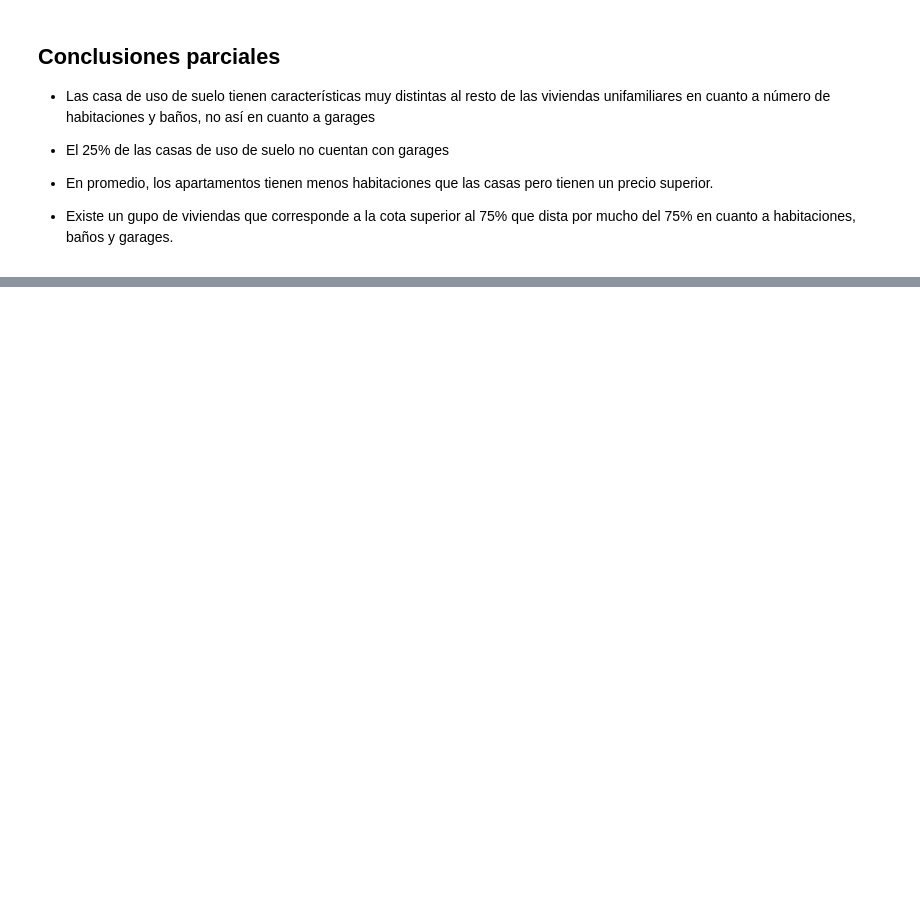
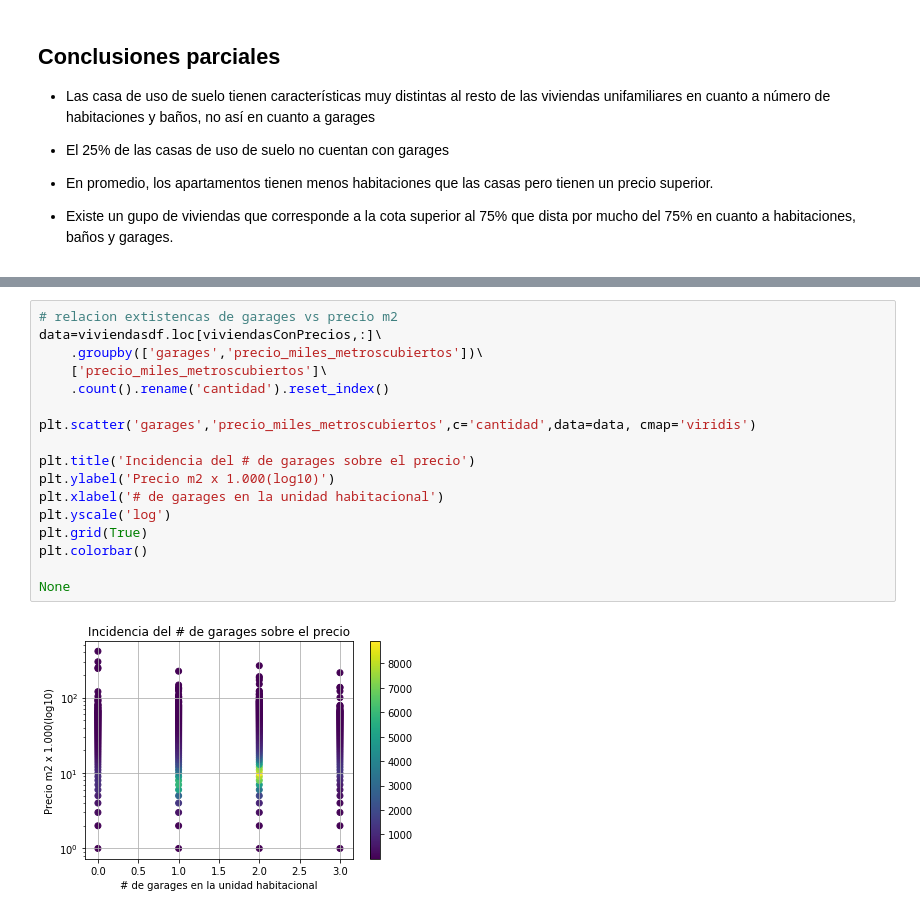
Before and after one commit to mrsoto/tp1_7506, a Jupyter notebook: mrs-analisis-nacional.ipynb, the cells around one changed output, grey strips where cells are left out. Saved outputs shown, nothing was run; the diff lists cells and outputs as text; blank space fills up the shorter version.

```diff
--- a/mrs-analisis-nacional.ipynb
+++ b/mrs-analisis-nacional.ipynb
@@ -123,0 +240,19 @@ analisis.drop('count')
+# %%
+# relacion extistencas de garages vs precio m2
+data=viviendasdf.loc[viviendasConPrecios,:]\
+    .groupby(['garages','precio_miles_metroscubiertos'])\
+    ['precio_miles_metroscubiertos']\
+    .count().rename('cantidad').reset_index()
+
+plt.scatter('garages','precio_miles_metroscubiertos',c='cantidad',data=data, cmap='viridis')
+
+plt.title('Incidencia del # de garages sobre el precio')
+plt.ylabel('Precio m2 x 1.000(log10)')
+plt.xlabel('# de garages en la unidad habitacional')
+plt.yscale('log')
+plt.grid(True)
+plt.colorbar()
+
+None
+# %% [output]
+[figure, added]
```
Also changed, not shown: parts of 20 cells of this notebook.
